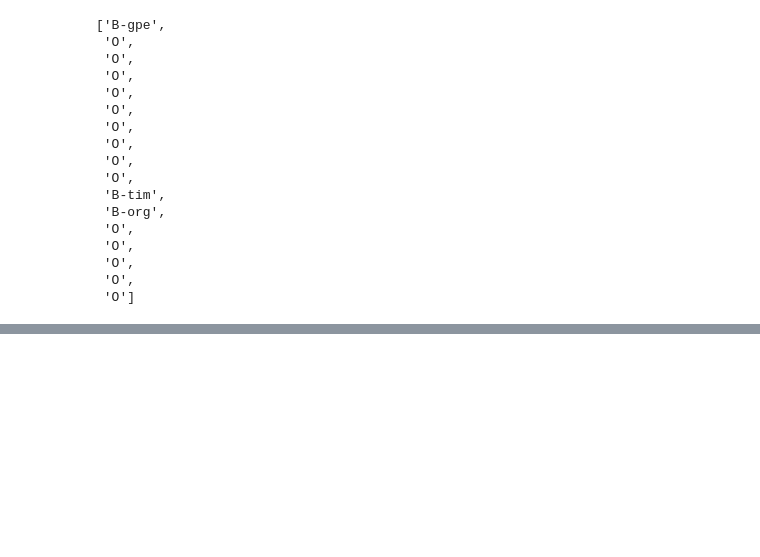
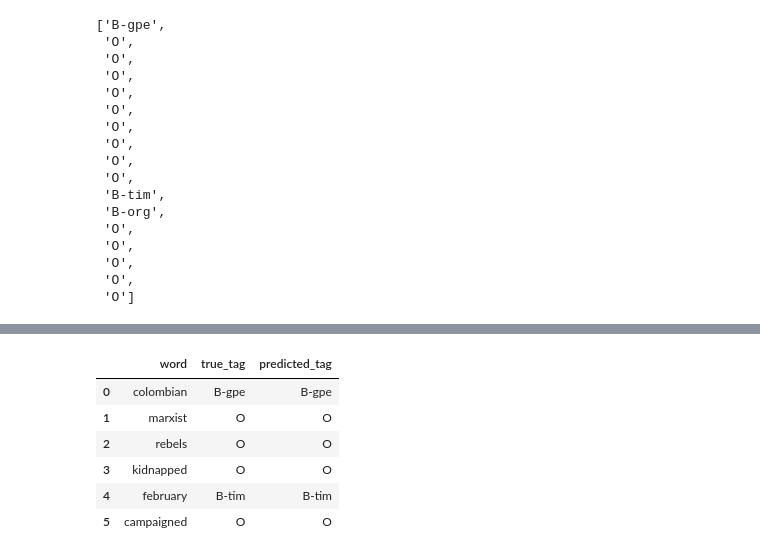
Before and after one commit to B-Jihane/Annotated-Corpus-for-Named-Entity-Recognition-NER-Project, a Jupyter notebook: Annotated-Corpus-for-Named-Entity-Recognition-NER-Project.ipynb, the cells around one changed output, grey strips where cells are left out. Cells and saved outputs as stored; diff of their text form; code cells hidden in the pictures; blank space fills up the shorter version.

```diff
--- a/Annotated-Corpus-for-Named-Entity-Recognition-NER-Project.ipynb
+++ b/Annotated-Corpus-for-Named-Entity-Recognition-NER-Project.ipynb
@@ -481,0 +495,28 @@ test loss and test accuracy [0.2882330119609833, 0.9272260665893555]
+# %%
+y_prob = model.predict(X_test[:768], batch_size = 64)
+y_pred_tok = y_prob.argmax(axis = -1)
+y_true_tok = y_test[:768]
+
+def predict(n):
+    word = []
+    true_tag = []
+    predicted_tag = []
+    for i in range(34):
+        if X_test[n,i] == 0:
+            break
+        else:
+            word.append(idx2word[X_test[n,i]])
+            true_tag.append(indx2tag[y_true_tok[n,i]])
+            predicted_tag.append(indx2tag[y_pred_tok[n,i]])
+    data = pd.DataFrame({ "word " : word, "true_tag" : true_tag, "predicted_tag" : predicted_tag})
+    return(data)
+# %%
+predict(4)
+# %% [output]
+|  | word | true_tag | predicted_tag |
+| 0 | colombian | B-gpe | B-gpe |
+| 1 | marxist | O | O |
+| 2 | rebels | O | O |
+| 3 | kidnapped | O | O |
+| 4 | february | B-tim | B-tim |
+| 5 | campaigned | O | O |
```
Also changed, not shown: parts of 36 cells of this notebook.
